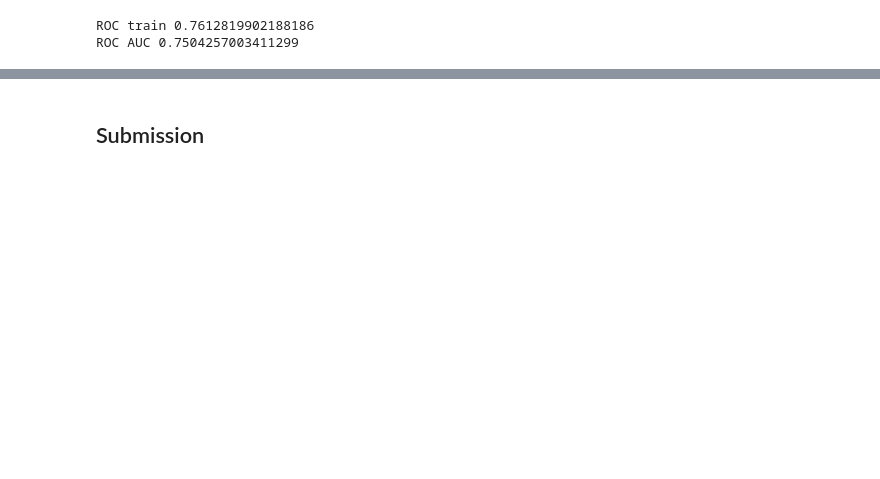
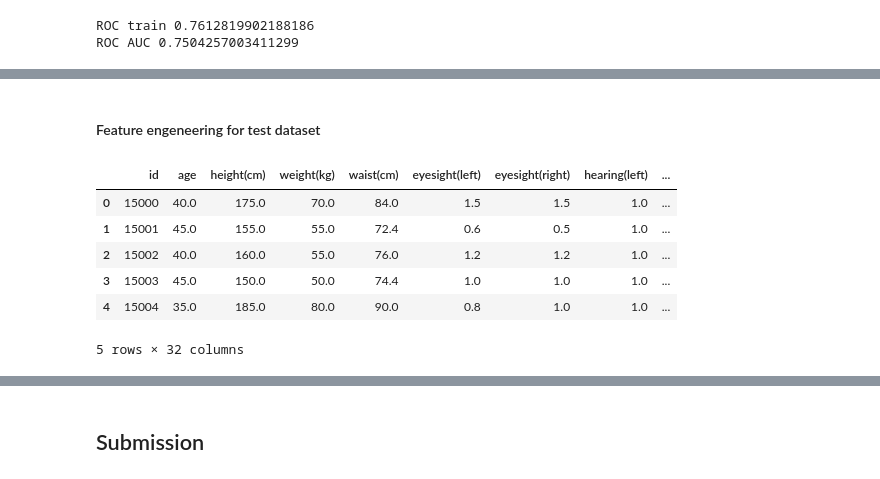
Before and after one commit to madinaAbdujabborova/GradientBooosting_keggleCompetition, a Jupyter notebook: comp.ipynb, the cells around one changed output, grey strips where cells are left out. Saved outputs shown, nothing was run; the diff lists cells and outputs as text; code cells hidden in the pictures; blank space fills up the shorter version.

Commit message:
Feature engeneering

```diff
--- a/comp.ipynb
+++ b/comp.ipynb
@@ -111,0 +152,57 @@ ROC AUC 0.7504257003411299
+# %% [markdown]
+#### Feature engeneering for test dataset
+# %%
+# 1. Calculate Body Mass Index (BMI)
+test['BMI'] = test['weight(kg)'] / ((test['height(cm)'] / 100) ** 2)
+
+# 2. Categorize Blood Pressure Levels
+def categorize_bp(systolic, diastolic):
+    if 110 <= systolic <= 120 and 70 <= diastolic <= 80:
+        return 0
+    elif 120 < systolic < 130 and diastolic < 80:
+        return 1
+    elif 130 <= systolic < 140 or 80 <= diastolic < 90:
+        return 2
+    elif systolic >= 140 or diastolic >= 90:
+        return 3
+    elif 110 > systolic or diastolic < 70:
+        return -1
+    else:
+        return 'unknown'
+
+test['BP_Category'] = test.apply(lambda row: categorize_bp(row['systolic'], row['relaxation']), axis=1)
+
+# 3. Calculate Cholesterol Ratios
+test['Cholesterol_HDL_Ratio'] = test['Cholesterol'] / test['HDL']
+test['LDL_HDL_Ratio'] = test['LDL'] / test['HDL']
+
+# 4. Calculate Waist-to-Height Ratio
+test['Waist_Height_Ratio'] = test['waist(cm)'] / test['height(cm)']
+
+# 5. Create Vision and Hearing Impairment Indicators
+test['Vision_Impairment'] = ((test['eyesight(left)'] < 1) | (test['eyesight(right)'] < 1)).astype(int)
+test['Hearing_Impairment'] = ((test['hearing(left)'] < 1) | (test['hearing(right)'] < 1)).astype(int)
+
+# 6. Age Binning (example bins: Young, Middle-aged, Elderly)
+test['Age_Group'] = pd.cut(test['age'], bins=[0, 35, 60, 100], labels=[0, 1, 2])
+
+# 7. Combine Health Indicators to flag potential metabolic syndrome
+test['Metabolic_Syndrome'] = ((test['fasting blood sugar'] > 100) &
+                                    (test['Cholesterol'] > 200) &
+                                    (test['Gtp'] > 40)).astype(int)
+
+## 8. Flag High/Low Health Markers (example for hemoglobin, AST, and ALT)
+#test['High_Hemoglobin'] = (test['hemoglobin'] > 15).astype(int)
+#test['High_AST'] = (test['AST'] > 40).astype(int)
+#test['High_ALT'] = (test['ALT'] > 40).astype(int)
+
+# Check the newly created features
+test.head()
+# %% [output]
+|  | id | age | height(cm) | weight(kg) | waist(cm) | eyesight(left) | eyesight(right) | hearing(left) | ... |
+| 0 | 15000 | 40.0 | 175.0 | 70.0 | 84.0 | 1.5 | 1.5 | 1.0 | ... |
+| 1 | 15001 | 45.0 | 155.0 | 55.0 | 72.4 | 0.6 | 0.5 | 1.0 | ... |
+| 2 | 15002 | 40.0 | 160.0 | 55.0 | 76.0 | 1.2 | 1.2 | 1.0 | ... |
+| 3 | 15003 | 45.0 | 150.0 | 50.0 | 74.4 | 1.0 | 1.0 | 1.0 | ... |
+| 4 | 15004 | 35.0 | 185.0 | 80.0 | 90.0 | 0.8 | 1.0 | 1.0 | ... |
+5 rows × 32 columns
```
Also changed, not shown: parts of 7 cells of this notebook.
